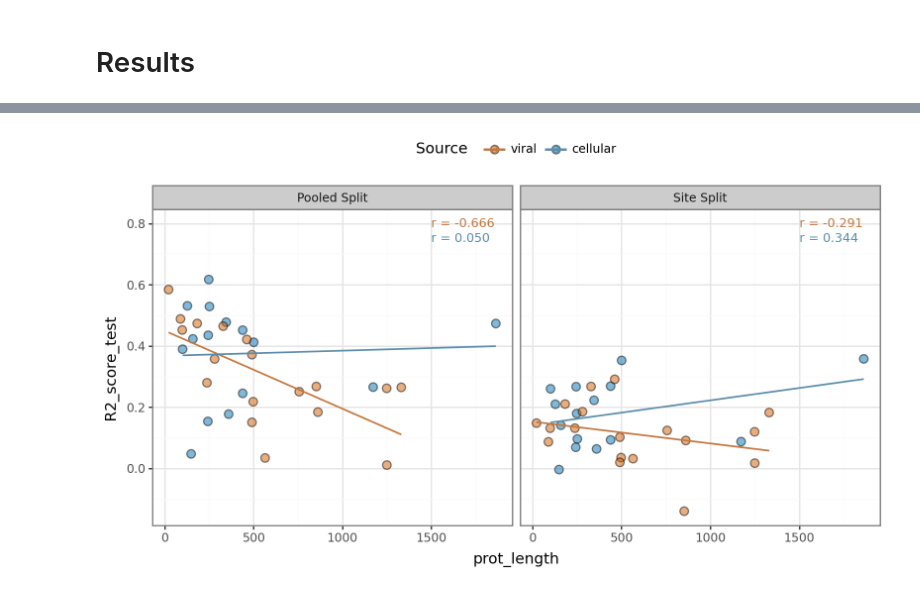
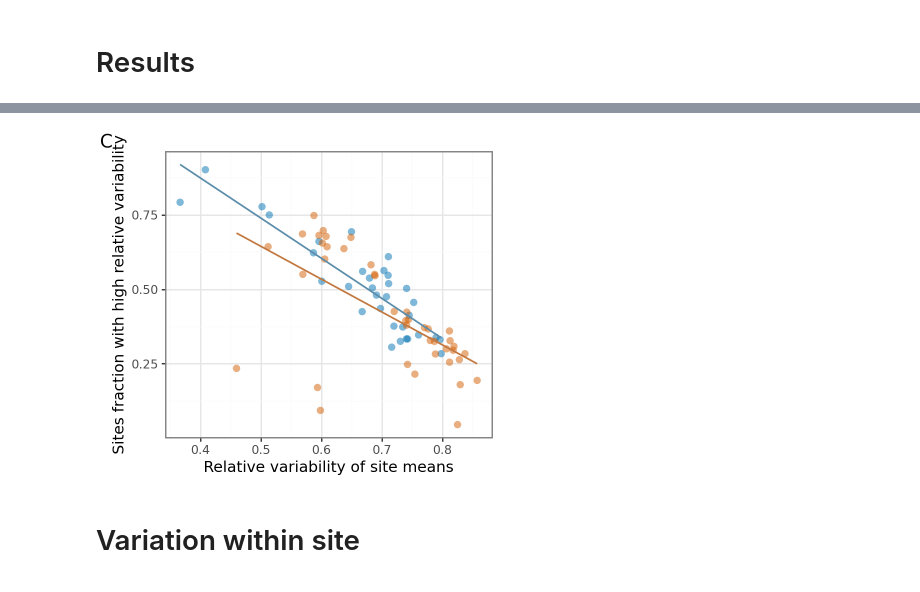
Before and after one commit to ziul-bio/DMS-SiteEffect-PLM, a Jupyter notebook: notebooks/var.ipynb, the cells around one changed output, grey strips where cells are left out. Saved outputs shown, nothing was run; the diff lists cells and outputs as text; code cells hidden in the pictures.

```diff
--- a/notebooks/var.ipynb
+++ b/notebooks/var.ipynb
@@ -140,25 +99,25 @@ def annotation_df(res, target, x=0.41, y=0.65):
     ann_df['R2_score_test'] = ann_df['Source'].map({'cellular': y, 'viral': y+0.05,})
     return ann_df
 # %%
-res = lassocv.query('Split in @p')
-
-target = 'variance'
-ann_df = annotation_df(res, target,  y=0.7)
+target = 'RVSM'
+ann_df = annotation_df(res, target,  x=0.401, y=0.67)
 ann_df = ann_df.query('Split == "Pooled Split"')
 
-(
+p2 = (
     pln.ggplot(res, pln.aes(x=target, y='R2_score_test', fill='Source'))
     + pln.scale_fill_manual(values={"viral": "#D55E00", "cellular": "#0072B2"})
-    + pln.geom_point(size=3, alpha=0.5)
+    + pln.geom_point(size=3, alpha=0.5, stroke=0)
     + pln.geom_smooth(method='lm', se=False, alpha=1, size=0.7,  mapping=pln.aes(color='Source'))
-    + pln.scale_color_manual(values={"viral": "#C2783F", "cellular": "#5B8DAA"})
+    + pln.scale_color_manual(values={"viral": "#DEA880", "cellular": "#72AACB"})
     + pln.geom_text(data= ann_df , mapping=pln.aes(x=target, y='R2_score_test', label='label', color='Source'),
                     size=9, ha="left", inherit_aes=False)
     + pln.theme_bw()
-    + pln.theme(legend_position='top', figure_size=(8, 4.5))
+    + pln.theme(legend_position='none', figure_size=(4, 3.5))
     + pln.labs(
         y='$R^2$ Transfer learning',
-        x= 'Relative variability of site means'),
-        tag='B'
+        x= 'Relative variability of site means',
+        tag='B')
     )
+
+p2
 # %% [output]
@@ -168,2 +124,0 @@ ann_df = ann_df.query('Split == "Pooled Split"')
-# %%
-res = lassocv.query('Split in @a')
@@ -274,20 +223,20 @@ ann_df = annotation_df(res_filteres, target, x=0.7, y=0.75)
 # %%
-target = 'prot_length'
-res_filteres = res.query('variance < 0.7')
-ann_df = annotation_df(res_filteres, target, x=1500, y=0.75)
-
 (
-    pln.ggplot(res_filteres, pln.aes(x=target, y='R2_score_test', fill='Source'))
+    pln.ggplot(res, pln.aes(x='RVSM', y='fractionSD', fill='Source'))
     + pln.scale_fill_manual(values={"viral": "#D55E00", "cellular": "#0072B2"})
-    + pln.facet_grid('~Split')
-    + pln.geom_point(size=3, alpha=0.5)
+    + pln.geom_point(size=3, alpha=0.5, stroke=0)
     + pln.geom_smooth(method='lm', se=False, alpha=1, size=0.7,  mapping=pln.aes(color='Source'))
     + pln.scale_color_manual(values={"viral": "#C2783F", "cellular": "#5B8DAA"})
-
-    + pln.geom_text(data=ann_df, mapping=pln.aes(x=target, y='R2_score_test', label='label', color='Source'),
-                    size=9, ha="left", inherit_aes=False)
     + pln.theme_bw()
-    + pln.theme(legend_position='top', figure_size=(8, 4.5))
-    )
+    + pln.labs(
+        y='Sites fraction with high relative variability',
+        x='Relative variability of site means',
+        tag='C')
+    + pln.theme(
+        legend_position='none',
+        figure_size=(4, 3.5))
+        )
 # %% [output]
-[figure, old version]
+[figure, new version]
+# %% [markdown]
+# Variation within site
```
Also changed, not shown: parts of 30 cells of this notebook.
